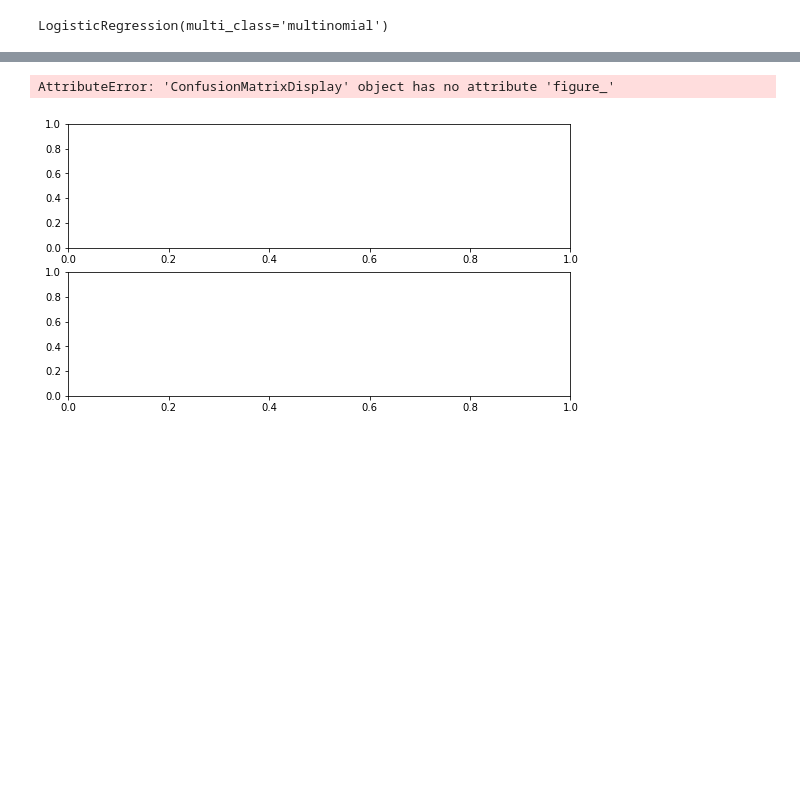
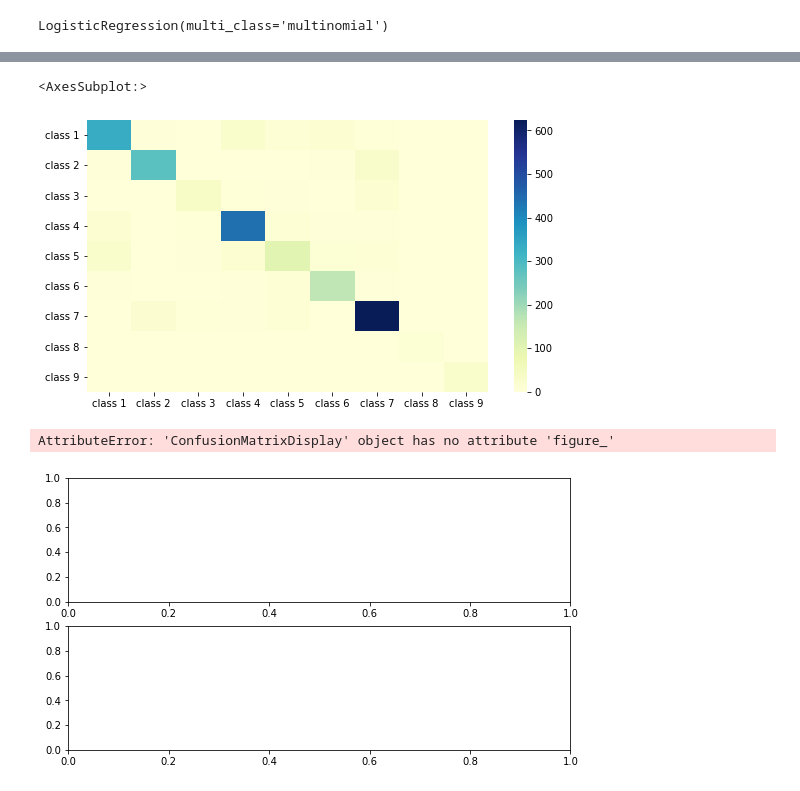
Before and after one commit to me-nobody/jovian-ml-project, a Jupyter notebook: jovian-ml-project-040322.ipynb, the cells around one changed output, grey strips where cells are left out. Saved outputs shown, nothing was run; the diff lists cells and outputs as text; code cells hidden in the pictures; blank space fills up the shorter version.

```diff
--- a/jovian-ml-project-040322.ipynb
+++ b/jovian-ml-project-040322.ipynb
@@ -1232,3 +1246,8 @@ ConfusionMatrixDisplay(cf).plot()
+# %%
+sns.heatmap(cf, cmap='YlGnBu', xticklabels = target_names, yticklabels = target_names )
+# %% [output]
+<AxesSubplot:>
+[figure, added]
 # %%
 fig,axs = plt.subplots(2)
 # X = target_names
```
Also changed, not shown: parts of 15 cells of this notebook.
